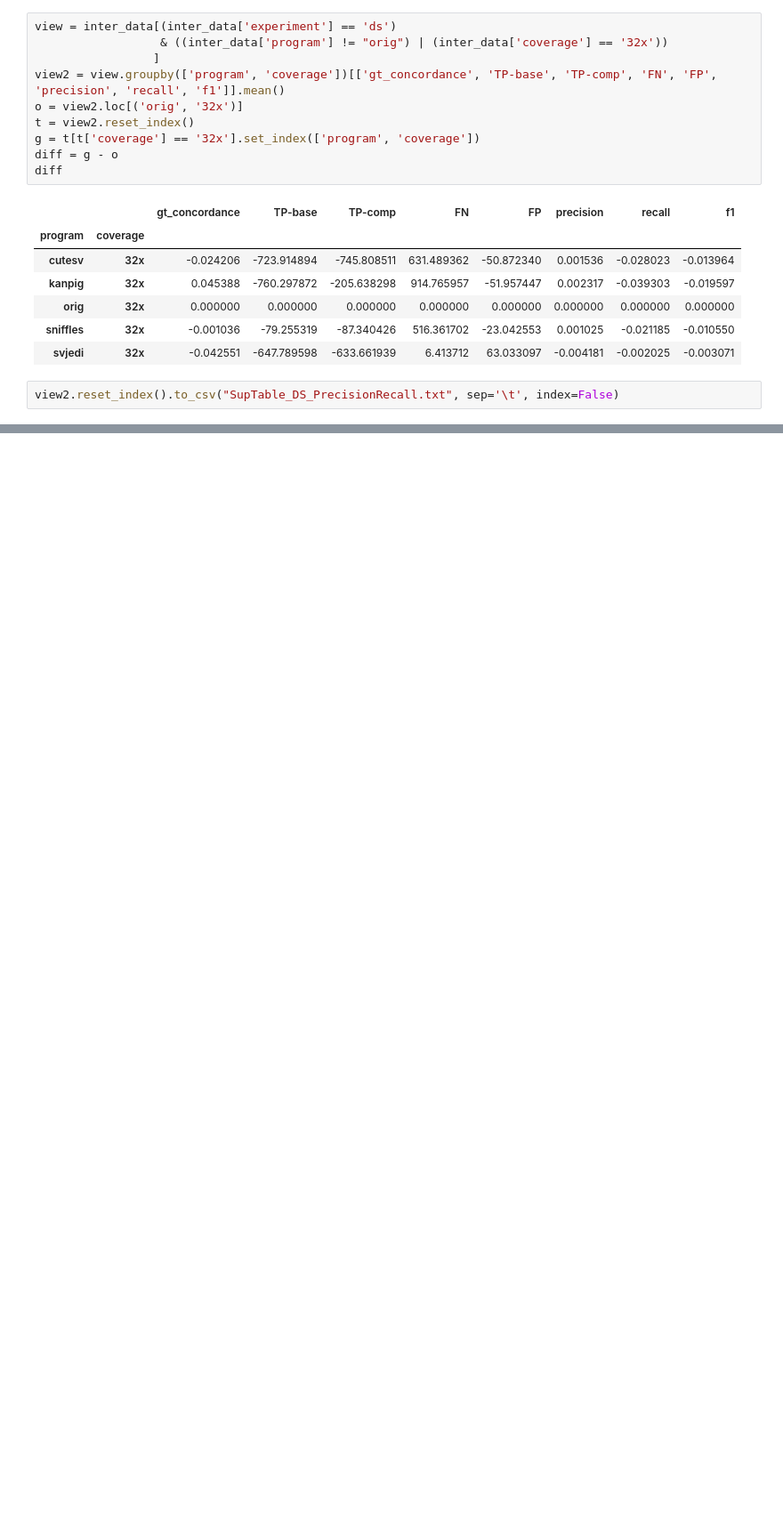
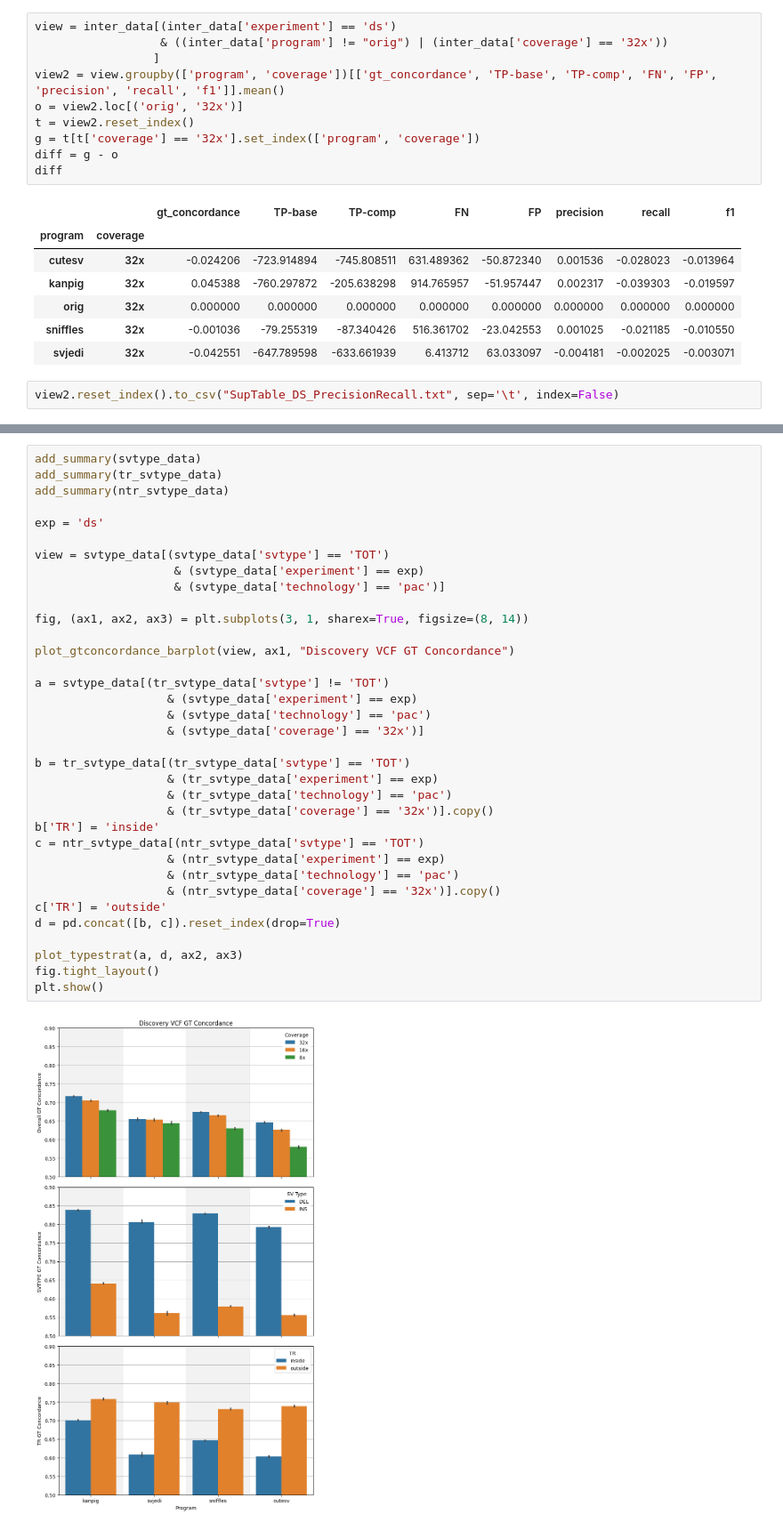
Before and after one commit to fabio-cunial/kanpig_experiments, a Jupyter notebook: manuscript/analysis/DS_Analysis.ipynb, the cells around one changed output, grey strips where cells are left out. Shown at 89% size. Drawn from its saved outputs; the diff is of its cells as text; blank space fills up the shorter version.

```diff
--- a/manuscript/analysis/DS_Analysis.ipynb
+++ b/manuscript/analysis/DS_Analysis.ipynb
@@ -99,0 +189,37 @@ view2.reset_index().to_csv("SupTable_DS_PrecisionRecall.txt", sep='\t', index=Fa
+# %%
+add_summary(svtype_data)
+add_summary(tr_svtype_data)
+add_summary(ntr_svtype_data)
+
+exp = 'ds'
+
+view = svtype_data[(svtype_data['svtype'] == 'TOT')
+                    & (svtype_data['experiment'] == exp)
+                    & (svtype_data['technology'] == 'pac')]
+
+fig, (ax1, ax2, ax3) = plt.subplots(3, 1, sharex=True, figsize=(8, 14))
+
+plot_gtconcordance_barplot(view, ax1, "Discovery VCF GT Concordance")
+
+a = svtype_data[(tr_svtype_data['svtype'] != 'TOT')
+                   & (svtype_data['experiment'] == exp)
+                   & (svtype_data['technology'] == 'pac')
+                   & (svtype_data['coverage'] == '32x')]
+
+b = tr_svtype_data[(tr_svtype_data['svtype'] == 'TOT')
+                   & (tr_svtype_data['experiment'] == exp)
+                   & (tr_svtype_data['technology'] == 'pac')
+                   & (tr_svtype_data['coverage'] == '32x')].copy()
+b['TR'] = 'inside'
+c = ntr_svtype_data[(ntr_svtype_data['svtype'] == 'TOT')
+                   & (ntr_svtype_data['experiment'] == exp)
+                   & (ntr_svtype_data['technology'] == 'pac')
+                   & (ntr_svtype_data['coverage'] == '32x')].copy()
+c['TR'] = 'outside'
+d = pd.concat([b, c]).reset_index(drop=True)
+
+plot_typestrat(a, d, ax2, ax3)
+fig.tight_layout()
+plt.show()
+# %% [output]
+[figure, added]
```
Also changed, not shown: parts of 2 cells of this notebook, 3 other files.
